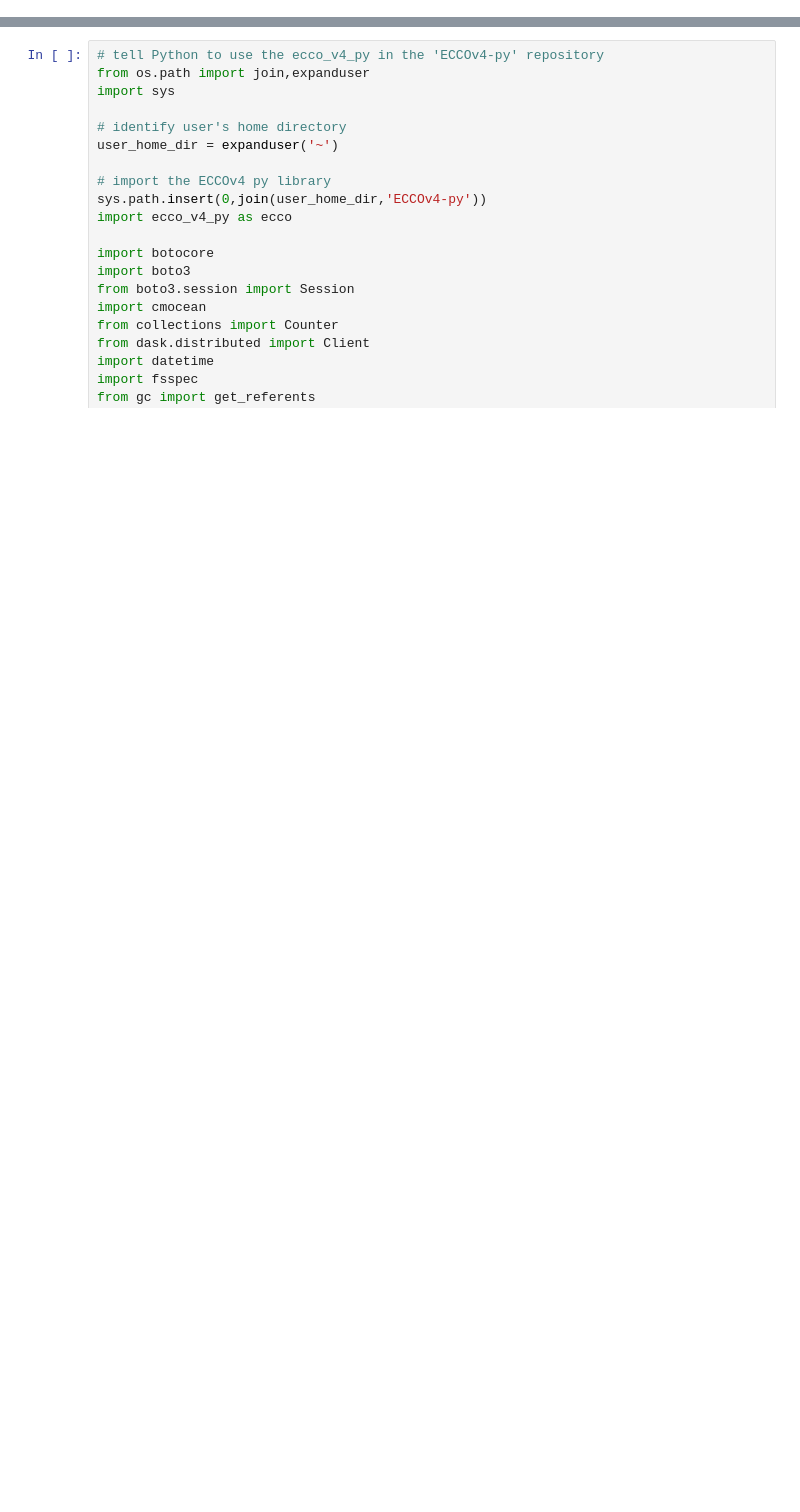
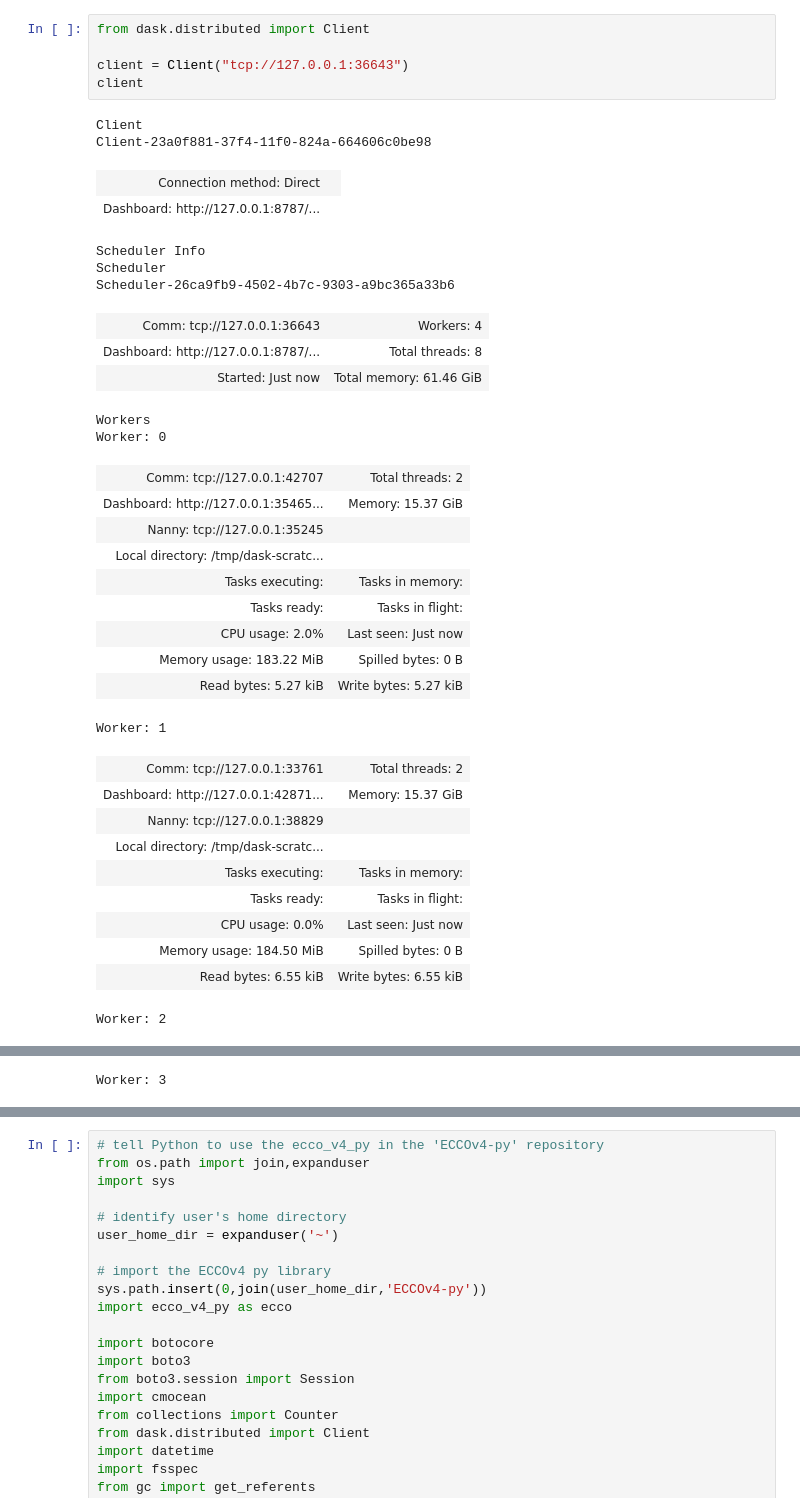
Before and after one commit to ojhoundegnonto/ESS25-Team_PISEAL, a Jupyter notebook: contributors/ohoundeg/SSH_analysis_ojh.ipynb, the cells around one changed output, grey strips where cells are left out. Cells and saved outputs as stored; diff of their text form; blank space fills up the shorter version.

```diff
--- a/contributors/ohoundeg/SSH_analysis_ojh.ipynb
+++ b/contributors/ohoundeg/SSH_analysis_ojh.ipynb
@@ -57,0 +1,38 @@ Worker: 3
+# %%
+from dask.distributed import Client
+
+client = Client("tcp://127.0.0.1:36643")
+client
+# %% [output]
+Client
+Client-23a0f881-37f4-11f0-824a-664606c0be98
+| Connection method: Direct |  |
+| Dashboard: http://127.0.0.1:8787/... |  |
+Scheduler Info
+Scheduler
+Scheduler-26ca9fb9-4502-4b7c-9303-a9bc365a33b6
+| Comm: tcp://127.0.0.1:36643 | Workers: 4 |
+| Dashboard: http://127.0.0.1:8787/... | Total threads: 8 |
+| Started: Just now | Total memory: 61.46 GiB |
+Workers
+Worker: 0
+| Comm: tcp://127.0.0.1:42707 | Total threads: 2 |
+| Dashboard: http://127.0.0.1:35465... | Memory: 15.37 GiB |
+| Nanny: tcp://127.0.0.1:35245 |  |
+| Local directory: /tmp/dask-scratc... |  |
+| Tasks executing: | Tasks in memory: |
+| Tasks ready: | Tasks in flight: |
+| CPU usage: 2.0% | Last seen: Just now |
+| Memory usage: 183.22 MiB | Spilled bytes: 0 B |
+| Read bytes: 5.27 kiB | Write bytes: 5.27 kiB |
+Worker: 1
+| Comm: tcp://127.0.0.1:33761 | Total threads: 2 |
+| Dashboard: http://127.0.0.1:42871... | Memory: 15.37 GiB |
+| Nanny: tcp://127.0.0.1:38829 |  |
+| Local directory: /tmp/dask-scratc... |  |
+| Tasks executing: | Tasks in memory: |
+| Tasks ready: | Tasks in flight: |
+| CPU usage: 0.0% | Last seen: Just now |
+| Memory usage: 184.50 MiB | Spilled bytes: 0 B |
+| Read bytes: 6.55 kiB | Write bytes: 6.55 kiB |
+Worker: 2
@@ -57,0 +48 @@ Worker: 3
+Worker: 3
```
Also changed, not shown: parts of 18 cells of this notebook, 1 other file.
